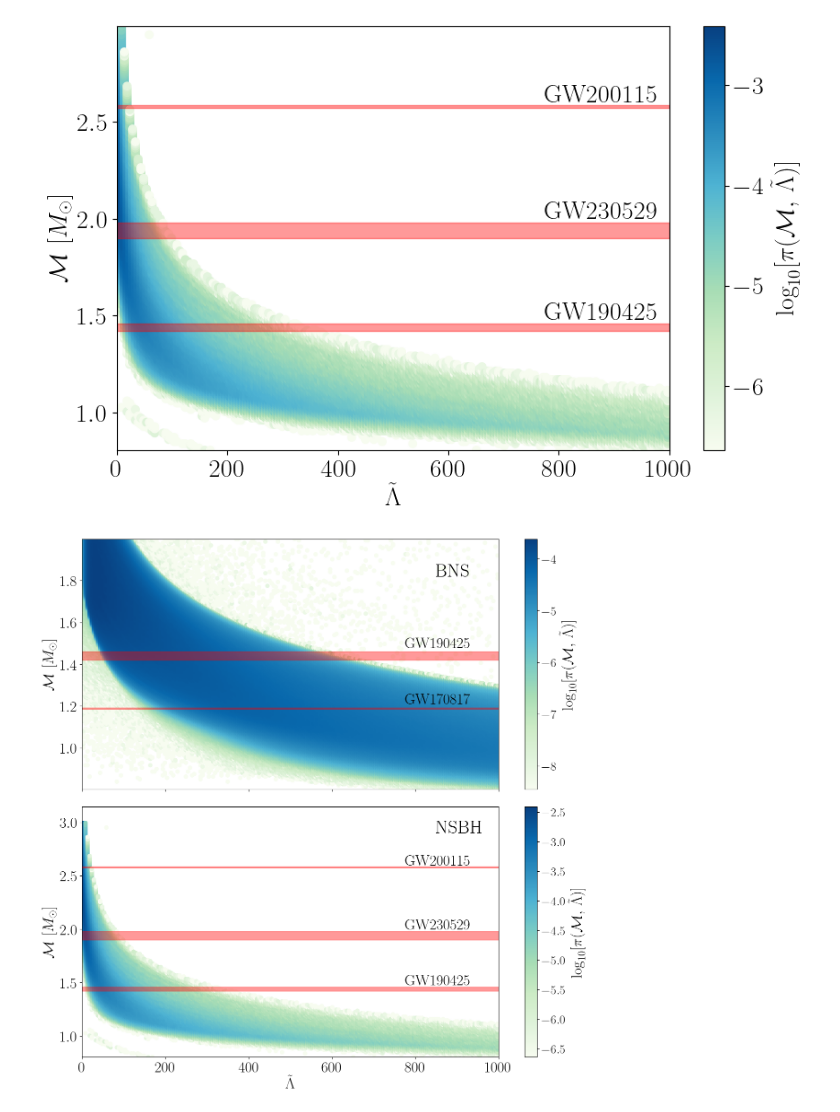
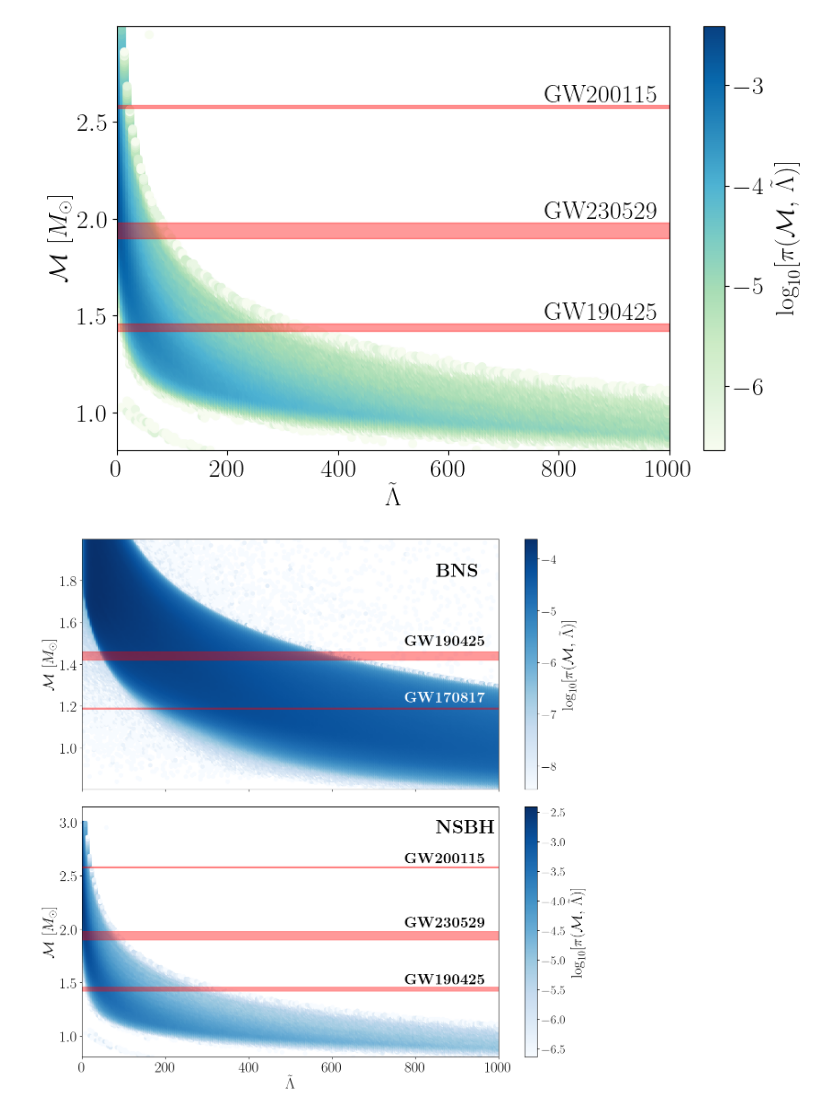
Before and after one commit to EckerChristian/MCLambdaBHNS, a Jupyter notebook: plotting_code/Fig_1_Plot_BNS_NSBH_priors.ipynb, the cells around one changed output. Cells and saved outputs as stored; diff of their text form; code cells hidden in the pictures.

Commit message:
improved figure; removed Altiparmak

```diff
--- a/plotting_code/Fig_1_Plot_BNS_NSBH_priors.ipynb
+++ b/plotting_code/Fig_1_Plot_BNS_NSBH_priors.ipynb
@@ -125,16 +125,17 @@ ax[0].set_rasterized(True)
 
 # Plot the first panel (BNS)
 #im1 = ax[0].scatter(tides, mass, c=np.log10(prob), cmap='Purples', alpha=1.0)
-im1 = ax[0].scatter(tides, mass, c=np.log10(prob), cmap='GnBu', alpha=1.0)
+#im1 = ax[0].scatter(tides, mass, c=np.log10(prob), cmap='GnBu', alpha=1.0)
+im1 = ax[0].scatter(tides, mass, c=np.log10(prob), cmap='Blues', alpha=1.0)
 ax[0].axhspan(1.42, 1.46, color='red', alpha=0.4)
-ax[0].annotate(r'GW190425', (775, 1.48), fontsize=the_fontsize)
+ax[0].annotate(r'\textbf{GW190425}', (775, 1.49), fontsize=the_fontsize)
 ax[0].axhspan(1.186, 1.192, color='red', alpha=0.4)
-ax[0].annotate(r'GW170817', (775, 1.212), fontsize=the_fontsize)
+ax[0].annotate(r'\textbf{GW170817}', (775, 1.22), color='white',fontsize=the_fontsize)
 ax[0].set_xlim(0, 1000)
 ax[0].set_ylim(min(mass), max(mass))
 ax[0].set_ylabel(r'$\mathcal{M}\,\left[M_\odot\right]$',fontsize=the_fontsize)
 
-plt.text(850, 5.3, r'${\rm BNS}$', fontsize=30)
+plt.text(850, 5.3, r'${\rm \textbf{BNS}}$', fontsize=30)
 
 # Add a color bar to the first subplot
 #fig.colorbar(im1, ax=ax[0], label=r'$\rm \log_{10}[\pi(\mathcal{M},\,\tilde{\Lambda})]$')
@@ -142,37 +143,38 @@ plt.text(850, 5.3, r'${\rm BNS}$', fontsize=30)
 cb = fig.colorbar(im1, ax=ax[0])
 cb.set_label(label=r'$\rm \log_{10}[\pi(\mathcal{M},\,\tilde{\Lambda})]$', fontsize=24)
 ax[1].set_rasterized(True)
 
 # Plot the second panel (NSBH)
 #im2 = ax[1].scatter(tides2, mass2, c=np.log10(prob2), cmap='Purples', alpha=1.0)
-im2 = ax[1].scatter(tides2, mass2, c=np.log10(prob2), cmap='GnBu', alpha=1.0)
+#im2 = ax[1].scatter(tides2, mass2, c=np.log10(prob2), cmap='GnBu', alpha=1.0)
+im2 = ax[1].scatter(tides2, mass2, c=np.log10(prob2), cmap='Blues', alpha=1.0)
 ax[1].axhspan(1.42, 1.46, color='red', alpha=0.4)
-ax[1].annotate(r'GW190425', (775, 1.48), fontsize=the_fontsize)
+ax[1].annotate(r'\textbf{GW190425}', (775, 1.49), fontsize=the_fontsize)
 ax[1].axhspan(6.09 - 0.06, 6.09 + 0.06, color='red', alpha=0.4)
-ax[1].annotate(r'GW190814', (775, 6.09), fontsize=the_fontsize)
+ax[1].annotate(r'\textbf{GW190814}', (775, 6.11), fontsize=the_fontsize)
 ax[1].axhspan(1.94 - 0.04, 1.94 + 0.04, color='red', alpha=0.4)
-ax[1].annotate(r'GW230529', (775, 2.0), fontsize=the_fontsize)
+ax[1].annotate(r'\textbf{GW230529}', (775, 2.02), fontsize=the_fontsize)
 ax[1].axhspan(2.58 - 0.007, 2.58 + 0.006, color='red', alpha=0.4)
-ax[1].annotate(r'GW200115', (775, 2.6), fontsize=the_fontsize)
+ax[1].annotate(r'\textbf{GW200115}', (775, 2.62), fontsize=the_fontsize)
 ax[1].set_xlim(0, 1000)
 ax[1].set_ylim(min(mass2), max(mass2)+0.15)
 ax[1].set_ylabel(r'$\mathcal{M}\,\left[M_\odot\right]$',fontsize=the_fontsize)
 ax[1].set_xlabel(r'$\tilde{\Lambda}$',fontsize=the_fontsize)
 
-plt.text(850, 2.9, r'${\rm NSBH}$', fontsize=30)
+plt.text(850, 2.9, r'${\rm \textbf{NSBH}}$', fontsize=30)
 
 # Adjust tick label font sizes
 for axis in ax:
     axis.tick_params(axis='both', which='both', labelsize=the_fontsize)
 
 # Add a color bar to the second subplot
 #fig.colorbar(im2, ax=ax[1], label=r'$\rm \log_{10}[\pi(\mathcal{M},\,\tilde{\Lambda})]$')
 cb = fig.colorbar(im2, ax=ax[1])
 cb.set_label(label=r'$\rm \log_{10}[\pi(\mathcal{M},\,\tilde{\Lambda})]$', fontsize=24)
 
 # Adjust layout and save the figure
 #plt.tight_layout()
 plt.savefig('Fig_1_Physics_priors.pdf', dpi=200,bbox_inches='tight')
 plt.show()
 # %% [output]
-[figure, old version]
+[figure, new version]
```
Also changed, not shown: 5 other files.
